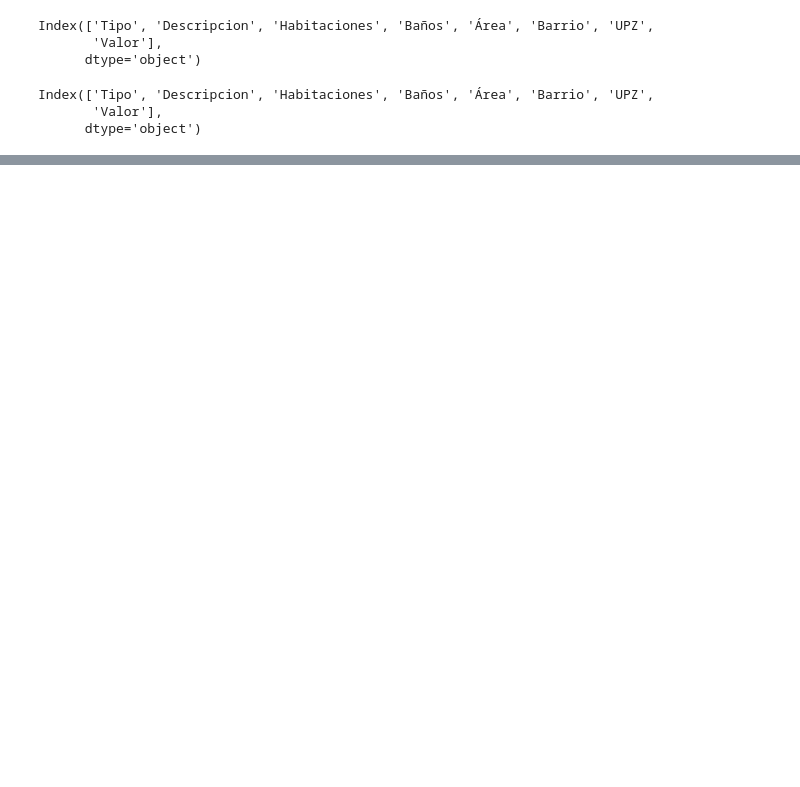
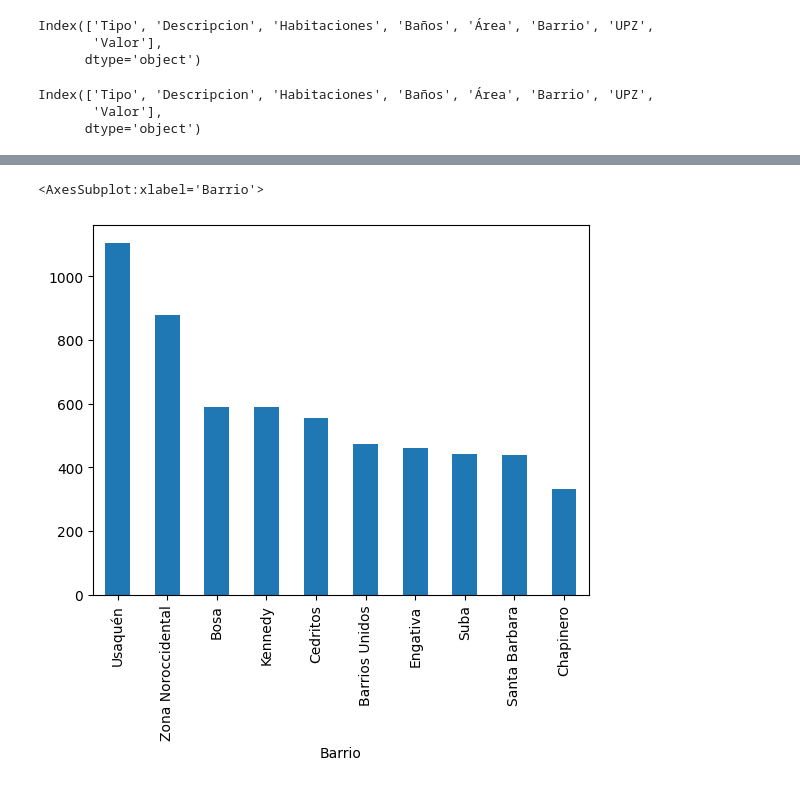
Before and after one commit to GabrielAlvB/Inmersion_Datos_Alura, a Jupyter notebook: 1_inmuebles.ipynb, the cells around one changed output, grey strips where cells are left out. Cells and saved outputs as stored; diff of their text form; code cells hidden in the pictures; blank space fills up the shorter version.

```diff
--- a/1_inmuebles.ipynb
+++ b/1_inmuebles.ipynb
@@ -33,0 +148,5 @@ inmuebles.sample(2)
+# %%
+inmuebles_barrio.head(10).plot.bar()
+# %% [output]
+<AxesSubplot:xlabel='Barrio'>
+[figure, added]
```
Also changed, not shown: parts of 16 cells of this notebook.
